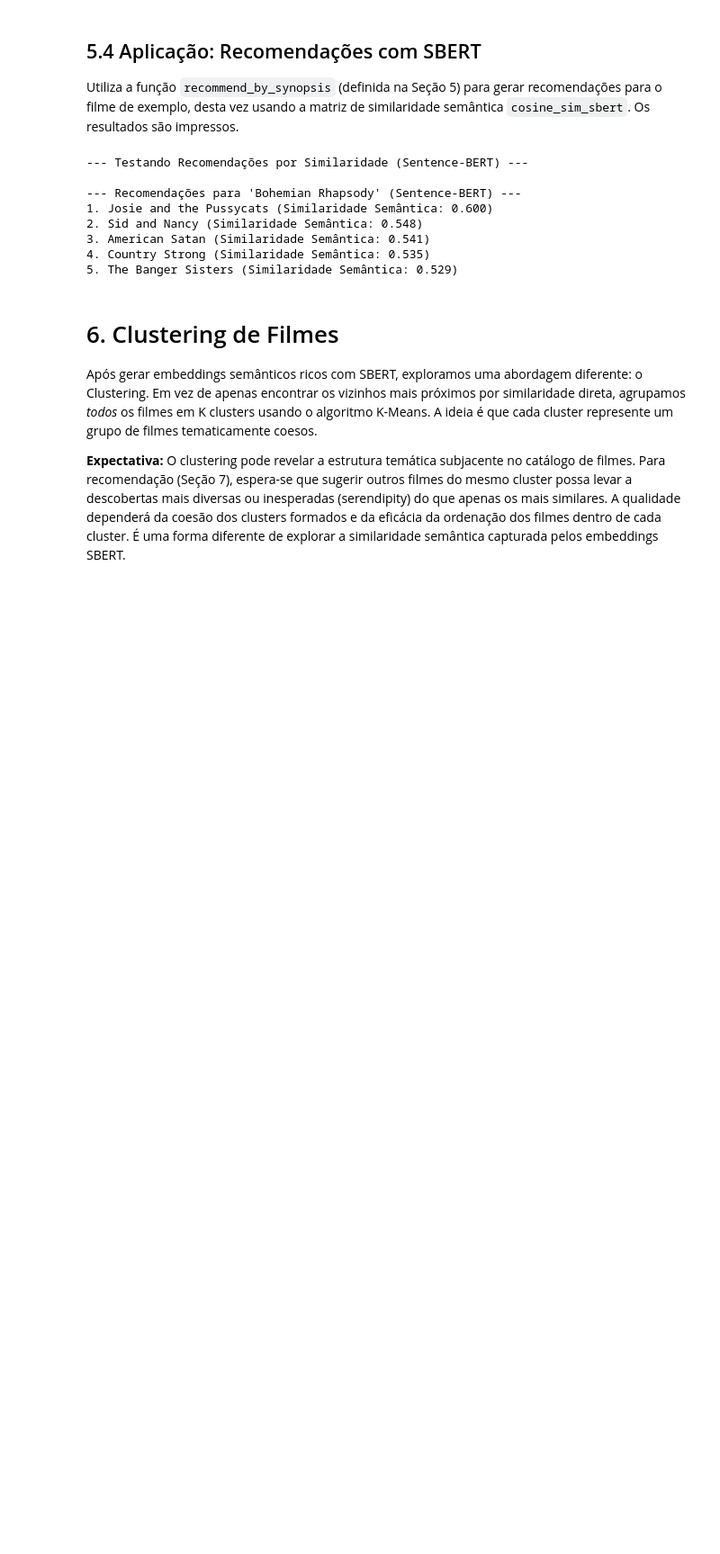
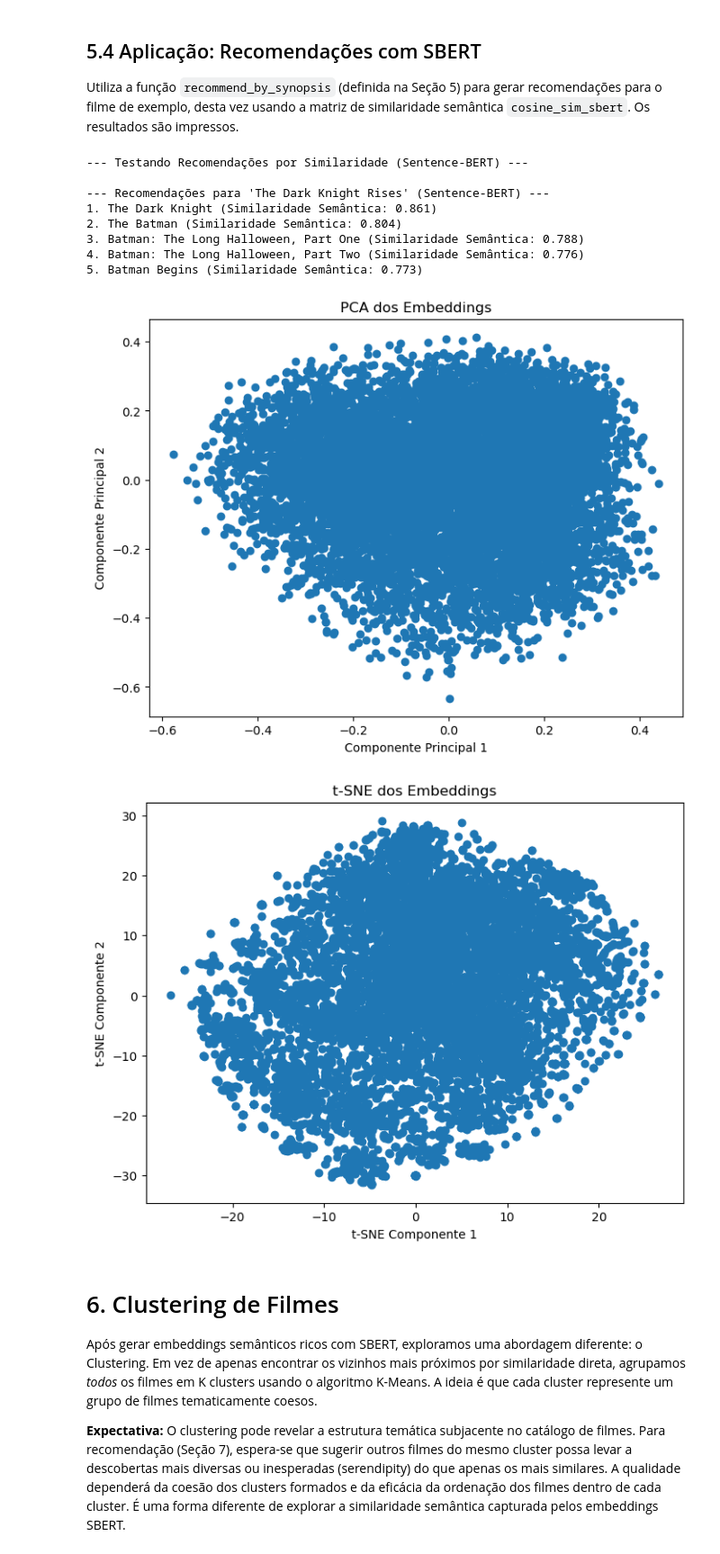
Before and after one commit to viniciuscandeia/Movies, a Jupyter notebook: notebook.ipynb, the cells around one changed output. Shown: that part at 90% size. Saved outputs shown, nothing was run; the diff lists cells and outputs as text; code cells hidden in the pictures; blank space fills up the shorter version.

```diff
--- a/notebook.ipynb
+++ b/notebook.ipynb
@@ -483,8 +528,8 @@ if cosine_sim_sbert is not None and 'recommend_by_synopsis' in globals() and ind
     recomendacoes_sbert = recommend_by_synopsis(
             filme_exemplo,
             cosine_sim_matrix = cosine_sim_sbert,  # Passa a matriz SBERT
-            data = df,  # DataFrame original para buscar títulos
-            mapping = indices,  # Mapeamento título->índice
+            # data = df,  # DataFrame original para buscar títulos
+            # mapping = indices,  # Mapeamento título->índice
             top_n = 5  # Número de recomendações
     )
 
@@ -506,12 +551,55 @@ else:
 # %% [output]
 --- Testando Recomendações por Similaridade (Sentence-BERT) ---
 
---- Recomendações para 'Bohemian Rhapsody' (Sentence-BERT) ---
-1. Josie and the Pussycats (Similaridade Semântica: 0.600)
-2. Sid and Nancy (Similaridade Semântica: 0.548)
-3. American Satan (Similaridade Semântica: 0.541)
-4. Country Strong (Similaridade Semântica: 0.535)
-5. The Banger Sisters (Similaridade Semântica: 0.529)
+--- Recomendações para 'The Dark Knight Rises' (Sentence-BERT) ---
+1. The Dark Knight (Similaridade Semântica: 0.861)
+2. The Batman (Similaridade Semântica: 0.804)
+3. Batman: The Long Halloween, Part One (Similaridade Semântica: 0.788)
+4. Batman: The Long Halloween, Part Two (Similaridade Semântica: 0.776)
+5. Batman Begins (Similaridade Semântica: 0.773)
+# %%
+from sklearn.decomposition import PCA
+from sklearn.manifold import TSNE
+
+if embeddings_sbert is not None:
+    # Visualização com PCA
+    pca = PCA(n_components=2)
+    pca_result = pca.fit_transform(embeddings_sbert)
+    df_pca = pd.DataFrame(pca_result, columns=['pca_1', 'pca_2'])
+
+    plt.figure(figsize=(8, 6))
+    plt.scatter(df_pca['pca_1'], df_pca['pca_2'])
+    plt.title('PCA dos Embeddings')
+    plt.xlabel('Componente Principal 1')
+    plt.ylabel('Componente Principal 2')
+    plt.show()
+
+    # Visualização com t-SNE (pode ser lento para grandes datasets)
+    tsne = TSNE(n_components=2, random_state=42, perplexity=30, max_iter=300)
+    tsne_result = tsne.fit_transform(embeddings_sbert)
+    df_tsne = pd.DataFrame(tsne_result, columns=['tsne_1', 'tsne_2'])
+
+    plt.figure(figsize=(8, 6))
+    plt.scatter(df_tsne['tsne_1'], df_tsne['tsne_2'])
+    plt.title('t-SNE dos Embeddings')
+    plt.xlabel('t-SNE Componente 1')
+    plt.ylabel('t-SNE Componente 2')
+    plt.show()
+
+    # Se você tiver rótulos (por exemplo, gêneros), pode colorir os pontos:
+    # df_visual = pd.concat([df_pca, df_new['genre']], axis=1) # Supondo que 'genre' esteja em df_new
+    # plt.figure(figsize=(10, 8))
+    # for genre in df_visual['genre'].unique():
+    #     subset = df_visual[df_visual['genre'] == genre]
+    #     plt.scatter(subset['pca_1'], subset['pca_2'], label=genre)
+    # plt.legend()
+    # plt.show()
+
+else:
+    print("Não foi possível visualizar os embeddings (embeddings não disponíveis).")
+# %% [output]
+[figure, added]
+[figure, added]
 # %% [markdown]
 # 6. Clustering de Filmes
 
```
Also changed, not shown: parts of 10 cells of this notebook, 3 other files.
